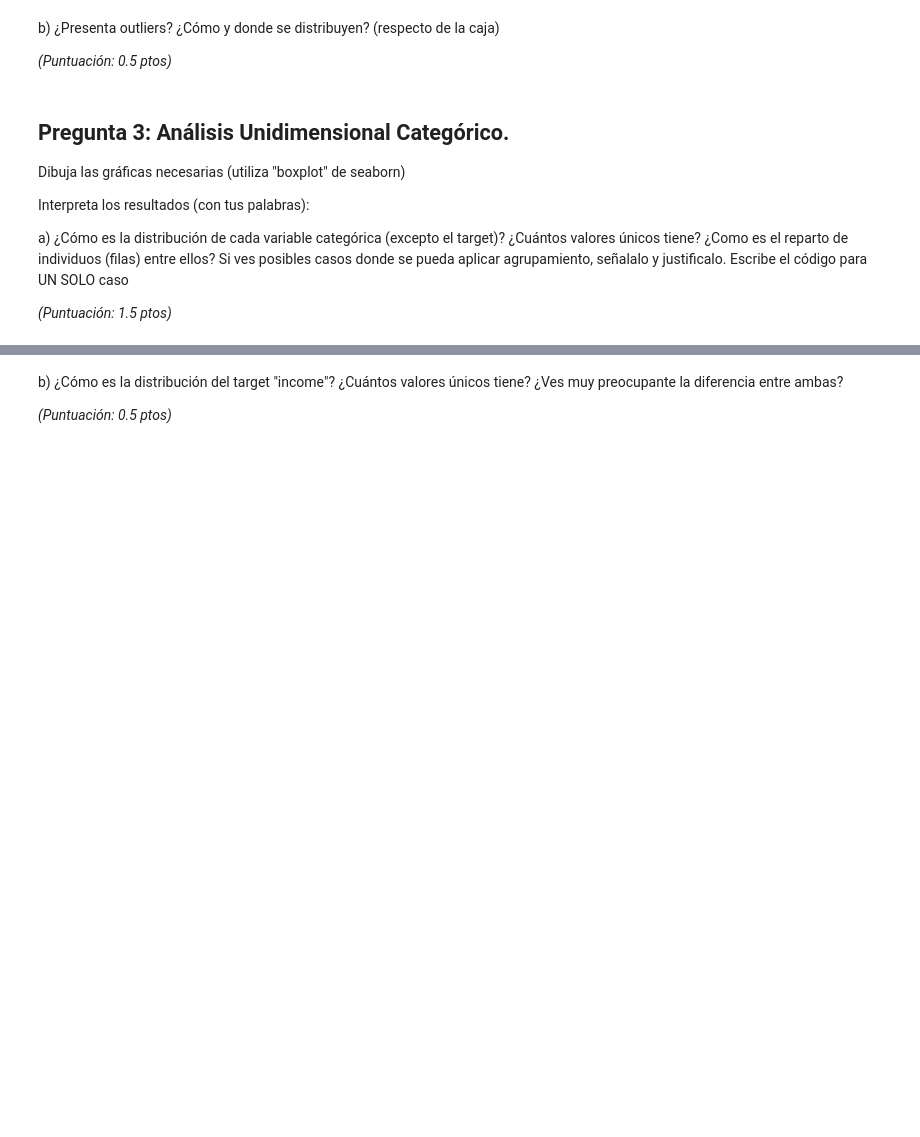
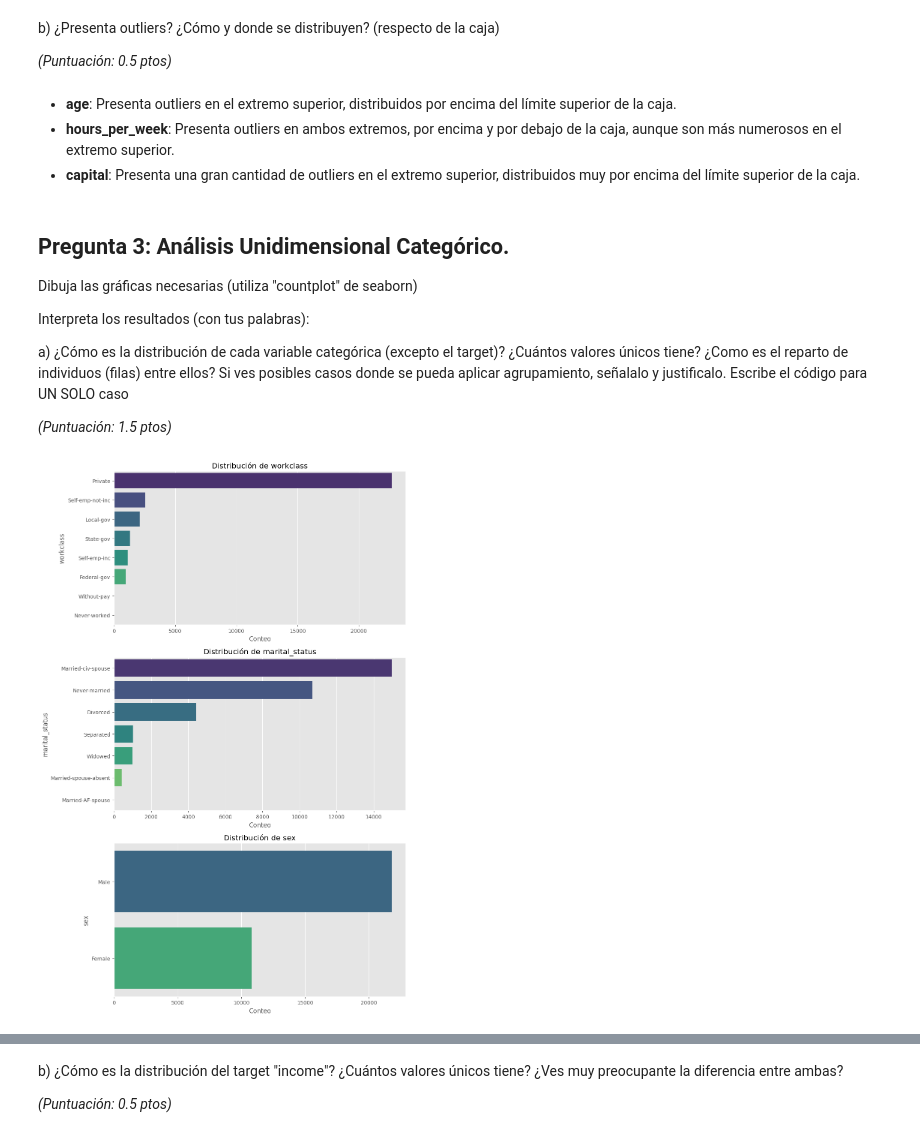
Before and after one commit to SonikoKatsura/CURSO_PARO_IA, a Jupyter notebook: Rober_IA/Modulo2/Examen_Tema_2/Examen_Modulo2.ipynb, the cells around one changed output, grey strips where cells are left out. Saved outputs shown, nothing was run; the diff lists cells and outputs as text; code cells hidden in the pictures; blank space fills up the shorter version.

```diff
--- a/Rober_IA/Modulo2/Examen_Tema_2/Examen_Modulo2.ipynb
+++ b/Rober_IA/Modulo2/Examen_Tema_2/Examen_Modulo2.ipynb
@@ -232,13 +278,33 @@ a) ¿Cómo es la distribución de cada variable numérica? Tiene "cola" a la izq
 b) ¿Presenta outliers? ¿Cómo y donde se distribuyen? (respecto de la caja)
 
 *(Puntuación: 0.5 ptos)*
+# %% [markdown]
+* **age**: Presenta outliers en el extremo superior, distribuidos por encima del límite superior de la caja.
+* **hours_per_week**: Presenta outliers en ambos extremos, por encima y por debajo de la caja, aunque son más numerosos en el extremo superior.
+* **capital**: Presenta una gran cantidad de outliers en el extremo superior, distribuidos muy por encima del límite superior de la caja.
 # %% [markdown]
 ## Pregunta 3: Análisis Unidimensional Categórico.
 
-Dibuja las gráficas necesarias (utiliza "boxplot" de seaborn)
+Dibuja las gráficas necesarias (utiliza "countplot" de seaborn)
 
 Interpreta los resultados (con tus palabras):
 
 a) ¿Cómo es la distribución de cada variable categórica (excepto el target)? ¿Cuántos valores únicos tiene? ¿Como es el reparto de individuos (filas) entre ellos? Si ves posibles casos donde se pueda aplicar agrupamiento, señalalo y justificalo. Escribe el código para UN SOLO caso
 
 *(Puntuación: 1.5 ptos)*
+# %%
+var_cat_analisis = [col for col in var_cat if col != 'income']
+
+fig, axes = plt.subplots(len(var_cat_analisis), 1, figsize=(10, 5 * len(var_cat_analisis)))
+axes = axes.ravel()
+
+for idx, cat_col in enumerate(var_cat_analisis):
+    sns.countplot(y=cat_col, data=df_adult, ax=axes[idx], order=df_adult[cat_col].value_counts().index, palette='viridis')
+    axes[idx].set_title(f'Distribución de {cat_col}')
+    axes[idx].set_xlabel('Conteo')
+    axes[idx].set_ylabel(cat_col)
+
+plt.tight_layout()
+plt.show()
+# %% [output]
+[figure, added]
```
Also changed, not shown: parts of 24 cells of this notebook.
